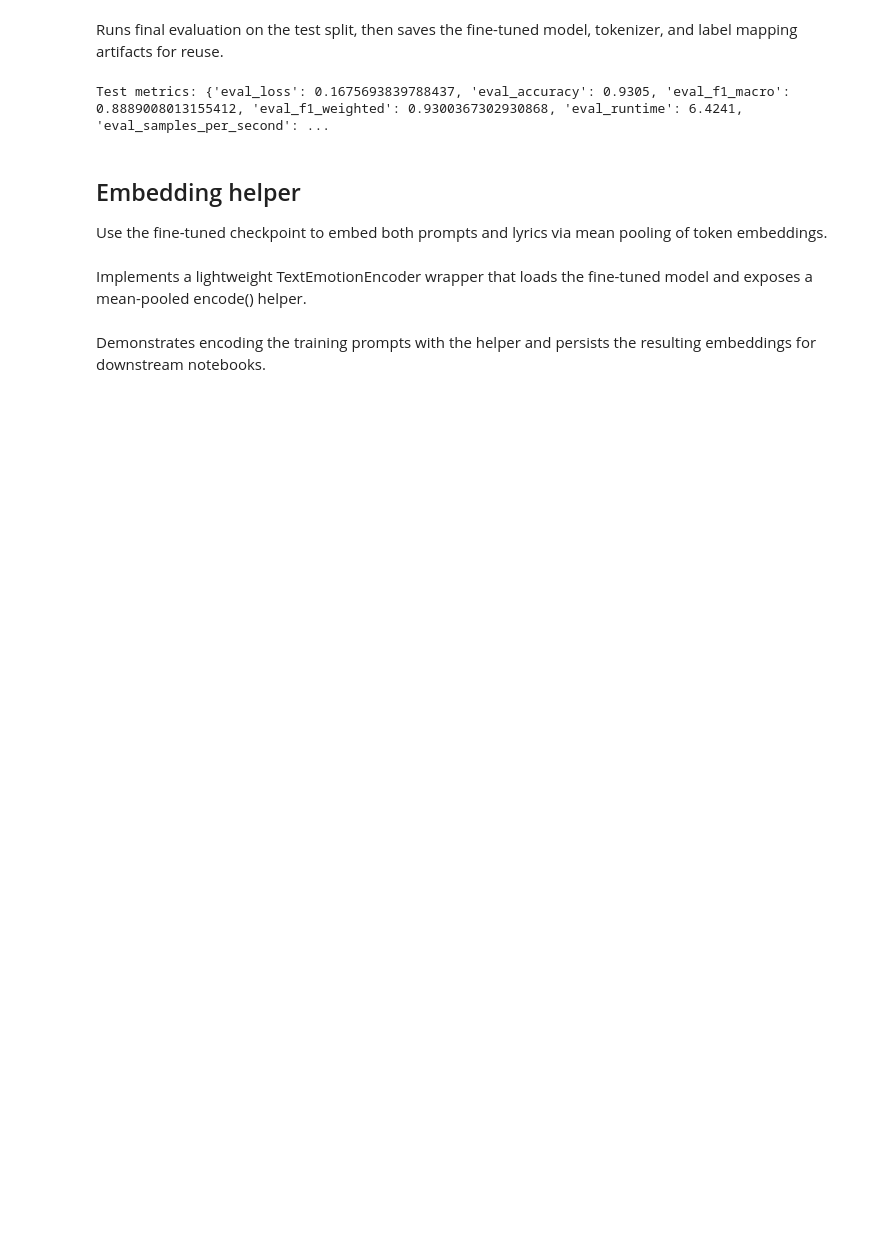
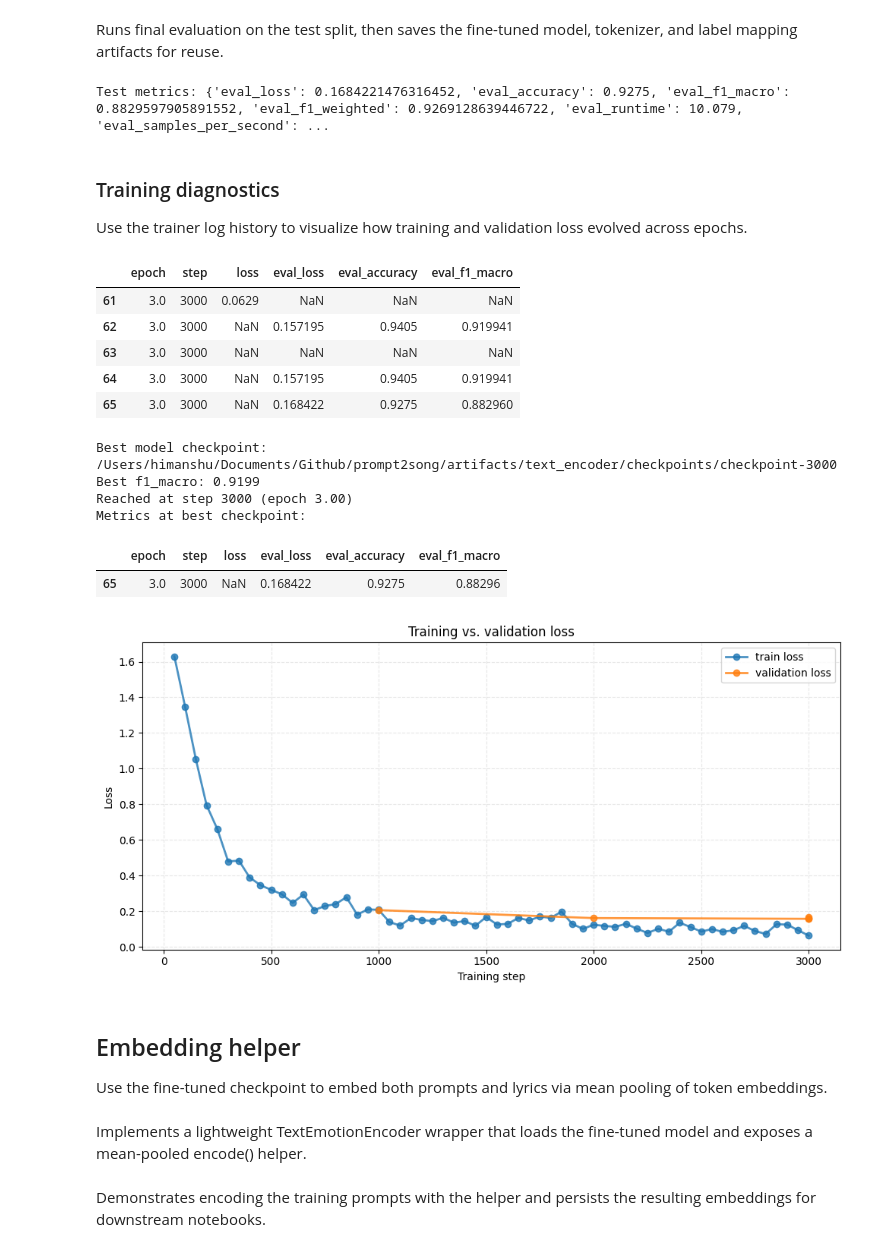
Before and after one commit to HimanshuSingh03/prompt2song, a Jupyter notebook: notebooks/01_text_emotion_encoder.ipynb, the cells around one changed output. Cells and saved outputs as stored; diff of their text form; code cells hidden in the pictures; blank space fills up the shorter version.

Commit message:
Added plots

```diff
--- a/notebooks/01_text_emotion_encoder.ipynb
+++ b/notebooks/01_text_emotion_encoder.ipynb
@@ -209,6 +211,11 @@ training_args = TrainingArguments(
     logging_steps=50,
     report_to="none",
 )
+early_stopping_callback = EarlyStoppingCallback(
+    early_stopping_patience=2,
+    early_stopping_threshold=0.0,
+)
+
 
 trainer = Trainer(
     model=model,
@@ -216,6 +223,7 @@ trainer = Trainer(
     train_dataset=train_dataset,
     eval_dataset=val_dataset,
     compute_metrics=compute_metrics,
+    callbacks=[early_stopping_callback],
 )
 # %% [markdown]
 Optionally kicks off fine-tuning via trainer.train() and evaluates the pre-trained checkpoint to provide baseline metrics.
@@ -247,7 +255,73 @@ tokenizer.save_pretrained(ARTIFACT_ROOT / "hf_model")
 with open(ARTIFACT_ROOT / "label2id.json", "w", encoding="utf-8") as fp:
     json.dump(label2id, fp, indent=2)
 # %% [output]
-Test metrics: {'eval_loss': 0.1675693839788437, 'eval_accuracy': 0.9305, 'eval_f1_macro': 0.8889008013155412, 'eval_f1_weighted': 0.9300367302930868, 'eval_runtime': 6.4241, 'eval_samples_per_second': ...
+Test metrics: {'eval_loss': 0.1684221476316452, 'eval_accuracy': 0.9275, 'eval_f1_macro': 0.8829597905891552, 'eval_f1_weighted': 0.9269128639446722, 'eval_runtime': 10.079, 'eval_samples_per_second': ...
+# %% [markdown]
+### Training diagnostics
+Use the trainer log history to visualize how training and validation loss evolved across epochs.
+# %%
+history = pd.DataFrame(trainer.state.log_history)
+if history.empty:
+    print("Trainer log history is empty; run trainer.train() first.")
+else:
+    train_history = history.dropna(subset=["loss"])
+    eval_history = history.dropna(subset=["eval_loss"])
+    fig, ax = plt.subplots(figsize=(10, 5))
+    if not train_history.empty:
+        ax.plot(train_history["step"], train_history["loss"], label="train loss", marker="o", linewidth=2, alpha=0.8)
+    if not eval_history.empty:
+        ax.plot(eval_history["step"], eval_history["eval_loss"], label="validation loss", marker="o", linewidth=2, alpha=0.8)
+    ax.set_xlabel("Training step")
+    ax.set_ylabel("Loss")
+    ax.set_title("Training vs. validation loss")
+    ax.legend()
+    ax.grid(True, linestyle="--", alpha=0.3)
+    plt.tight_layout()
+    display_cols = [col for col in ["epoch", "step", "loss", "eval_loss", "eval_accuracy", "eval_f1_macro"] if col in history.columns]
+    if display_cols:
+        display(history[display_cols].dropna(how="all").tail())
+    best_checkpoint = getattr(trainer.state, "best_model_checkpoint", None)
+    best_metric = getattr(trainer.state, "best_metric", None) or getattr(trainer.state, "best_model_metric", None)
+    best_metric_name = (getattr(trainer.args, "metric_for_best_model", None)
+                        or getattr(trainer.state, "best_model_metric_name", None))
+    best_step = getattr(trainer.state, "best_iteration", None)
+    if best_step is None and best_checkpoint:
+        step_fragment = Path(best_checkpoint).name.split("-")[-1]
+        if step_fragment.isdigit():
+            best_step = int(step_fragment)
+    best_epoch = None
+    if best_step is not None and "epoch" in history.columns:
+        epoch_series = history.loc[history["step"] == best_step, "epoch"].dropna()
+        if not epoch_series.empty:
+            best_epoch = float(epoch_series.iloc[-1])
+    print("Best model checkpoint:", best_checkpoint or "not available yet")
+    if best_metric is not None:
+        metric_label = best_metric_name or "metric"
+        print(f"Best {metric_label}: {best_metric:.4f}")
+    if best_step is not None:
+        if best_epoch is not None:
+            print(f"Reached at step {best_step} (epoch {best_epoch:.2f})")
+        else:
+            print(f"Reached at step {best_step}")
+    if display_cols and best_step is not None:
+        best_row = history.loc[history["step"] == best_step, display_cols].dropna(how="all")
+        if not best_row.empty:
+            print("Metrics at best checkpoint:")
+            display(best_row.tail(1))
+# %% [output]
+|  | epoch | step | loss | eval_loss | eval_accuracy | eval_f1_macro |
+| 61 | 3.0 | 3000 | 0.0629 | NaN | NaN | NaN |
+| 62 | 3.0 | 3000 | NaN | 0.157195 | 0.9405 | 0.919941 |
+| 63 | 3.0 | 3000 | NaN | NaN | NaN | NaN |
+| 64 | 3.0 | 3000 | NaN | 0.157195 | 0.9405 | 0.919941 |
+| 65 | 3.0 | 3000 | NaN | 0.168422 | 0.9275 | 0.882960 |
+Best model checkpoint: /Users/himanshu/Documents/Github/prompt2song/artifacts/text_encoder/checkpoints/checkpoint-3000
+Best f1_macro: 0.9199
+Reached at step 3000 (epoch 3.00)
+Metrics at best checkpoint:
+|  | epoch | step | loss | eval_loss | eval_accuracy | eval_f1_macro |
+| 65 | 3.0 | 3000 | NaN | 0.168422 | 0.9275 | 0.88296 |
+[figure, added]
 # %% [markdown]
 ## Embedding helper
 Use the fine-tuned checkpoint to embed both prompts and lyrics via mean pooling of token embeddings.
```
Also changed, not shown: parts of 10 cells of this notebook.
